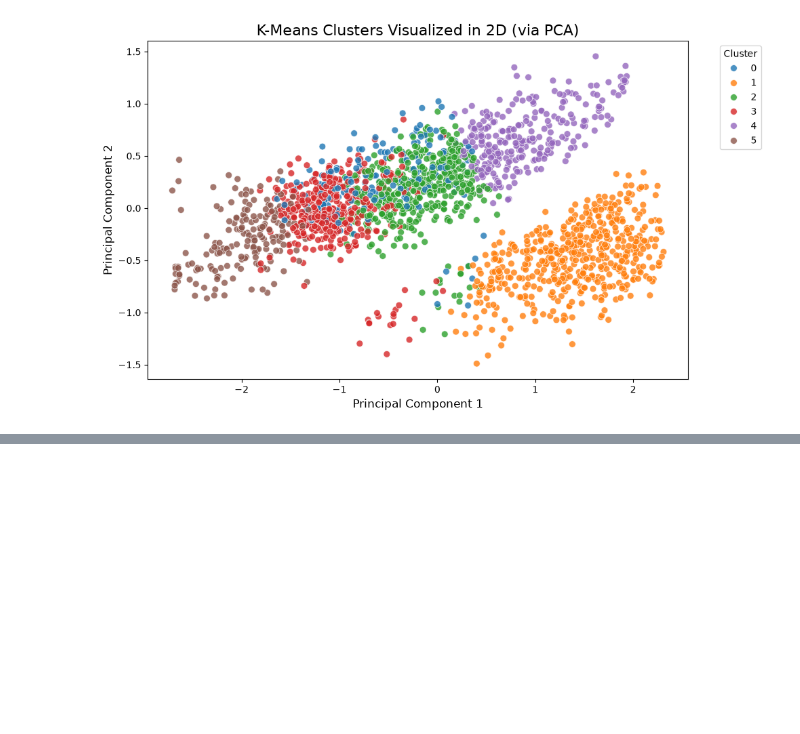
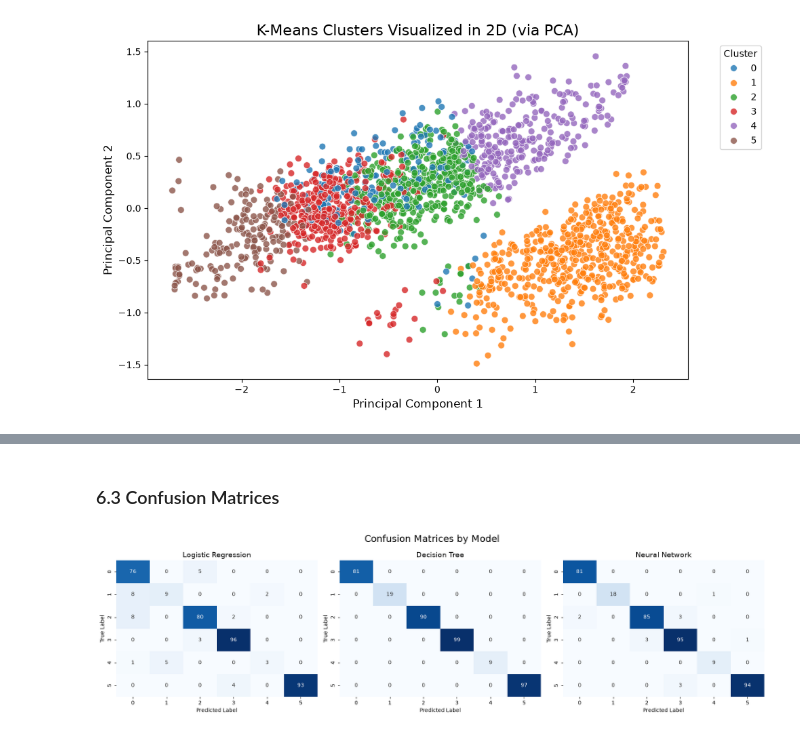
Before and after one commit to uzicodes/CS422-ML-PROJECT, a Jupyter notebook: depression_analysis.ipynb, the cells around one changed output, grey strips where cells are left out. Saved outputs shown, nothing was run; the diff lists cells and outputs as text; code cells hidden in the pictures; blank space fills up the shorter version.

```diff
--- a/depression_analysis.ipynb
+++ b/depression_analysis.ipynb
@@ -495,0 +554,17 @@ Applying K-Means Clustering...
+# %% [markdown]
+### 6.3 Confusion Matrices
+# %%
+# Confusion Matrices (1x3)
+fig, axes = plt.subplots(1, 3, figsize=(18, 5))
+fig.suptitle('Confusion Matrices by Model', fontsize=18)
+cms = [confusion_matrix(y_test, log_reg_preds), confusion_matrix(y_test, dt_preds), confusion_matrix(y_test, nn_preds)]
+
+for i, ax in enumerate(axes):
+    sns.heatmap(cms[i], annot=True, fmt='d', cmap='Blues', ax=ax, cbar=False)
+    ax.set_title(models[i], fontsize=14)
+    ax.set_xlabel('Predicted Label')
+    ax.set_ylabel('True Label')
+plt.tight_layout()
+plt.show()
+# %% [output]
+[figure, added]
```
Also changed, not shown: parts of 13 cells of this notebook.
